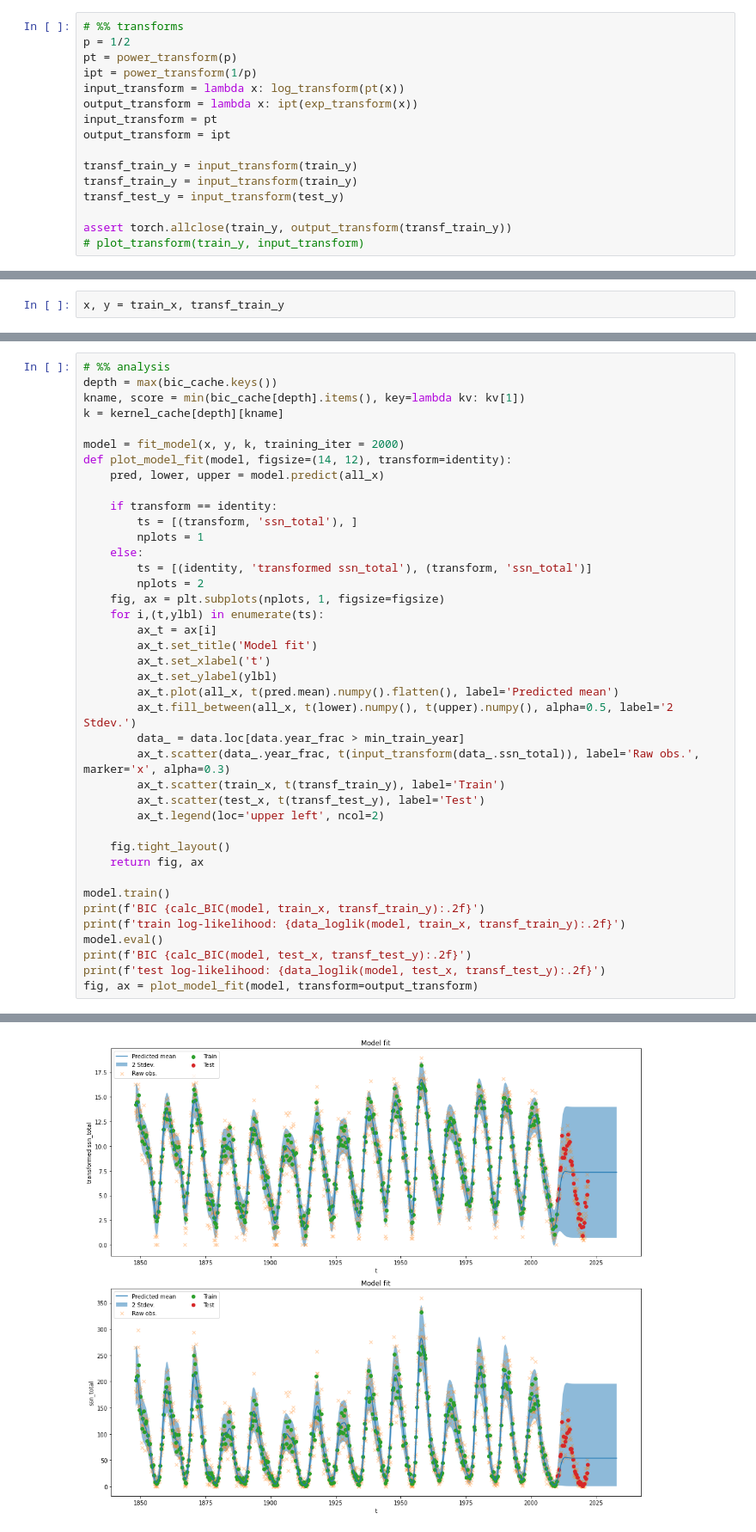
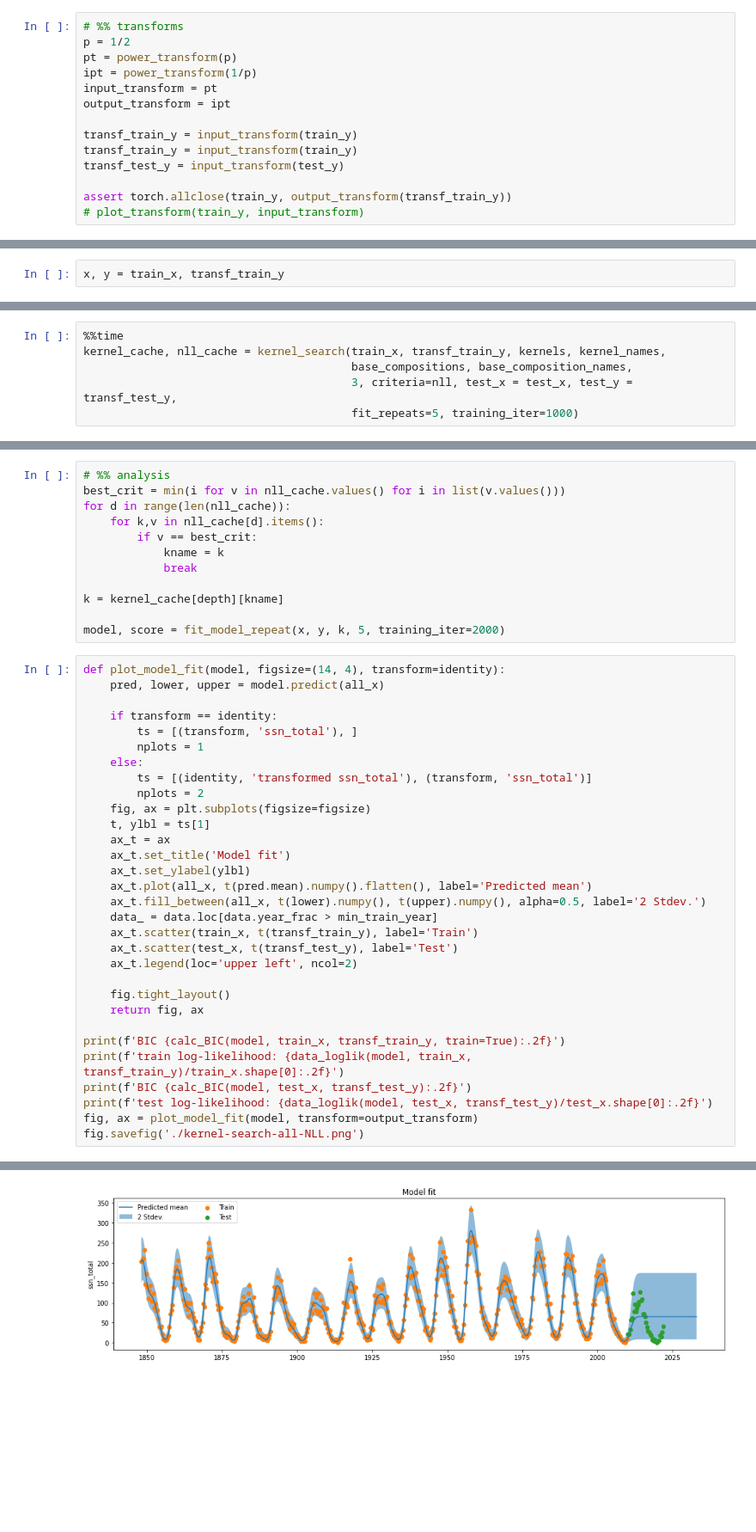
Before and after one commit to hbl4310/sunspots, a Jupyter notebook: analysis/kernel_search.ipynb, the cells around one changed output, grey strips where cells are left out. Shown at 86% size. Drawn from its saved outputs; the diff is of its cells as text; blank space fills up the shorter version.

Commit message:
search with nll fixed

```diff
--- a/analysis/kernel_search.ipynb
+++ b/analysis/kernel_search.ipynb
@@ -84,8 +84,6 @@ all_x = torch.cat([history_x, future_x])
 p = 1/2
 pt = power_transform(p)
 ipt = power_transform(1/p)
-input_transform = lambda x: log_transform(pt(x))
-output_transform = lambda x: ipt(exp_transform(x))
 input_transform = pt
 output_transform = ipt
 
@@ -327,0 +419,6 @@ bic_cache
+# %%
+%%time
+kernel_cache, nll_cache = kernel_search(train_x, transf_train_y, kernels, kernel_names,
+                                        base_compositions, base_composition_names,
+                                        3, criteria=nll, test_x = test_x, test_y = transf_test_y,
+                                        fit_repeats=5, training_iter=1000)
@@ -328,11 +595,17 @@ bic_cache
+# %%
+# %% analysis
+best_crit = min(i for v in nll_cache.values() for i in list(v.values()))
+for d in range(len(nll_cache)):
+    for k,v in nll_cache[d].items():
+        if v == best_crit:
+            kname = k
+            break
+
+k = kernel_cache[depth][kname]
+
+model, score = fit_model_repeat(x, y, k, 5, training_iter=2000)
 # %%
-# %% analysis
-depth = max(bic_cache.keys())
-kname, score = min(bic_cache[depth].items(), key=lambda kv: kv[1])
-k = kernel_cache[depth][kname]
-
-model = fit_model(x, y, k, training_iter = 2000)
-def plot_model_fit(model, figsize=(14, 12), transform=identity):
+def plot_model_fit(model, figsize=(14, 4), transform=identity):
     pred, lower, upper = model.predict(all_x)
 
     if transform == identity:
@@ -341,28 +614,25 @@ def plot_model_fit(model, figsize=(14, 12), transform=identity):
     else:
         ts = [(identity, 'transformed ssn_total'), (transform, 'ssn_total')]
         nplots = 2
-    fig, ax = plt.subplots(nplots, 1, figsize=figsize)
-    for i,(t,ylbl) in enumerate(ts):
-        ax_t = ax[i]
-        ax_t.set_title('Model fit')
-        ax_t.set_xlabel('t')
-        ax_t.set_ylabel(ylbl)
-        ax_t.plot(all_x, t(pred.mean).numpy().flatten(), label='Predicted mean')
-        ax_t.fill_between(all_x, t(lower).numpy(), t(upper).numpy(), alpha=0.5, label='2 Stdev.')
-        data_ = data.loc[data.year_frac > min_train_year]
-        ax_t.scatter(data_.year_frac, t(input_transform(data_.ssn_total)), label='Raw obs.', marker='x', alpha=0.3)
-        ax_t.scatter(train_x, t(transf_train_y), label='Train')
-        ax_t.scatter(test_x, t(transf_test_y), label='Test')
-        ax_t.legend(loc='upper left', ncol=2)
+    fig, ax = plt.subplots(figsize=figsize)
+    t, ylbl = ts[1]
+    ax_t = ax
+    ax_t.set_title('Model fit')
+    ax_t.set_ylabel(ylbl)
+    ax_t.plot(all_x, t(pred.mean).numpy().flatten(), label='Predicted mean')
+    ax_t.fill_between(all_x, t(lower).numpy(), t(upper).numpy(), alpha=0.5, label='2 Stdev.')
+    data_ = data.loc[data.year_frac > min_train_year]
+    ax_t.scatter(train_x, t(transf_train_y), label='Train')
+    ax_t.scatter(test_x, t(transf_test_y), label='Test')
+    ax_t.legend(loc='upper left', ncol=2)
 
     fig.tight_layout()
     return fig, ax
 
-model.train()
-print(f'BIC {calc_BIC(model, train_x, transf_train_y):.2f}')
-print(f'train log-likelihood: {data_loglik(model, train_x, transf_train_y):.2f}')
-model.eval()
+print(f'BIC {calc_BIC(model, train_x, transf_train_y, train=True):.2f}')
+print(f'train log-likelihood: {data_loglik(model, train_x, transf_train_y)/train_x.shape[0]:.2f}')
 print(f'BIC {calc_BIC(model, test_x, transf_test_y):.2f}')
-print(f'test log-likelihood: {data_loglik(model, test_x, transf_test_y):.2f}')
+print(f'test log-likelihood: {data_loglik(model, test_x, transf_test_y)/test_x.shape[0]:.2f}')
 fig, ax = plot_model_fit(model, transform=output_transform)
+fig.savefig('./kernel-search-all-NLL.png')
 # %% [output]
@@ -373 +643 @@ test log-likelihood: -51.96
-[figure, old version]
+[figure, new version]
```
Also changed, not shown: parts of 44 cells of this notebook.
